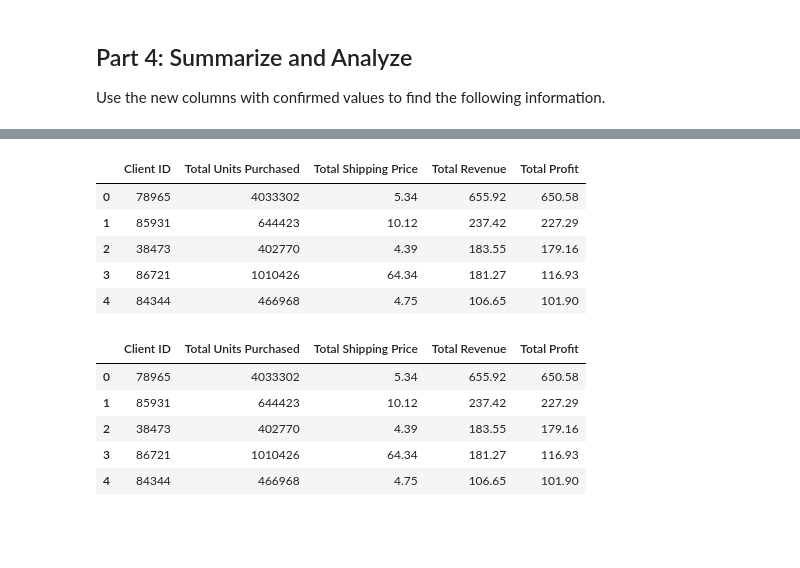
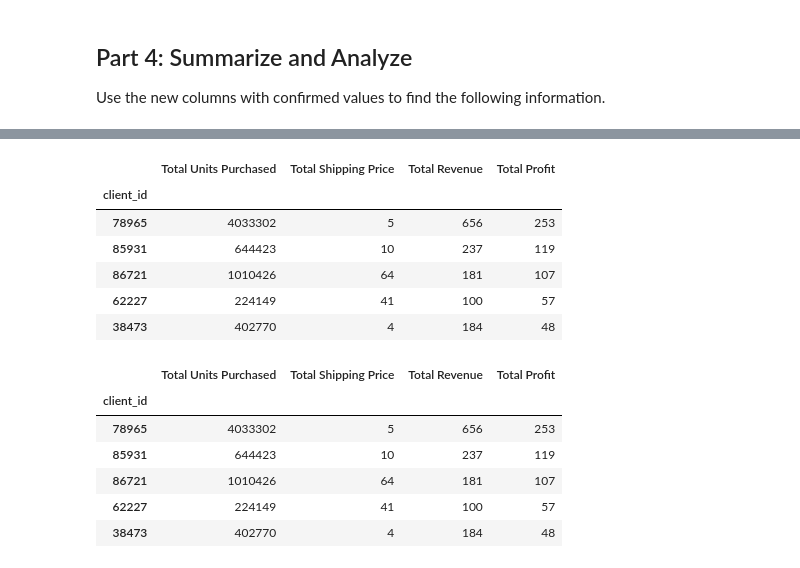
Before and after one commit to jbgraham073/pandas-challenge-1, a Jupyter notebook: module_4_challenge.ipynb, the cells around one changed output, grey strips where cells are left out. Drawn from its saved outputs; the diff is of its cells as text; code cells hidden in the pictures; blank space fills up the shorter version.

```diff
--- a/module_4_challenge.ipynb
+++ b/module_4_challenge.ipynb
@@ -169,9 +169,9 @@ df.head()
 # %%
 # Create a column for the profit of
 # each line using line cost and line price including 9.25% tax on the line price
-df['total_price'] = df['subtotal'] + df['shipping_price'] + ((df['subtotal'] + df['shipping_price']) * .0925)
+df['total_price'] = round((df['subtotal'] + df['shipping_price']) * 1.0925, 2)
 
-df['line_cost'] = df['unit_cost'] * df['qty'] + df['shipping_price']
+df['line_cost'] = df['unit_cost'] * df['qty']
 
 df['profit'] = df['total_price'] - df['line_cost']
 df.head()
@@ -223,17 +224,6 @@ top_clients_summary
 # for the top 5 clients with the following information:
 # total units purchased, total shipping price,
 # total revenue, and total profit. Sort by total profit.
-summary_df = df.groupby('client_id').agg({
-    'qty': 'sum',
-    'shipping_price': 'sum',
-    'total_price': 'sum'
-}).sort_values('total_price', ascending=False)
-
-summary_df['total_profit'] = summary_df['total_price'] - summary_df['shipping_price']
-
-summary_df = summary_df.sort_values('total_profit', ascending=False).head(5)
-
-summary_df.reset_index(inplace=True)
-
+summary_df = df.groupby('client_id').agg({'qty': 'sum', 'shipping_price': 'sum', 'total_price': 'sum', 'profit': 'sum'}).sort_values('profit', ascending=False).head(5)
 summary_df
 # %% [output]
@@ -246,35 +237,37 @@ summary_df
 # %%
 # Format the data and rename the columns
 # to names suitable for presentation.
 # Currency should be in millions of dollars.
 summary_df.rename(columns={
     'client_id': 'Client ID',
     'qty': 'Total Units Purchased',
     'shipping_price': 'Total Shipping Price',
     'total_price': 'Total Revenue',
-    'total_profit': 'Total Profit'
+    'profit': 'Total Profit'
 }, inplace=True)
 
 summary_df['Total Revenue'] = (summary_df['Total Revenue'] / 1_000_000).round(2)
 summary_df['Total Profit'] = (summary_df['Total Profit'] / 1_000_000).round(2)
 summary_df['Total Shipping Price'] = (summary_df['Total Shipping Price'] / 1_000_000).round(2)
 
 summary_df
 # %% [output]
-|  | Client ID | Total Units Purchased | Total Shipping Price | Total Revenue | Total Profit |
-| 0 | 78965 | 4033302 | 5.34 | 655.92 | 650.58 |
-| 1 | 85931 | 644423 | 10.12 | 237.42 | 227.29 |
-| 2 | 38473 | 402770 | 4.39 | 183.55 | 179.16 |
-| 3 | 86721 | 1010426 | 64.34 | 181.27 | 116.93 |
-| 4 | 84344 | 466968 | 4.75 | 106.65 | 101.90 |
+|  | Total Units Purchased | Total Shipping Price | Total Revenue | Total Profit |
+| client_id |  |  |  |  |
+| 78965 | 4033302 | 5 | 656 | 253 |
+| 85931 | 644423 | 10 | 237 | 119 |
+| 86721 | 1010426 | 64 | 181 | 107 |
+| 62227 | 224149 | 41 | 100 | 57 |
+| 38473 | 402770 | 4 | 184 | 48 |
 # %%
 # Sort the updated data by "Total Profit" form highest to lowest
 summary_df = summary_df.sort_values('Total Profit', ascending=False)
 summary_df
 # %% [output]
-|  | Client ID | Total Units Purchased | Total Shipping Price | Total Revenue | Total Profit |
-| 0 | 78965 | 4033302 | 5.34 | 655.92 | 650.58 |
-| 1 | 85931 | 644423 | 10.12 | 237.42 | 227.29 |
-| 2 | 38473 | 402770 | 4.39 | 183.55 | 179.16 |
-| 3 | 86721 | 1010426 | 64.34 | 181.27 | 116.93 |
-| 4 | 84344 | 466968 | 4.75 | 106.65 | 101.90 |
+|  | Total Units Purchased | Total Shipping Price | Total Revenue | Total Profit |
+| client_id |  |  |  |  |
+| 78965 | 4033302 | 5 | 656 | 253 |
+| 85931 | 644423 | 10 | 237 | 119 |
+| 86721 | 1010426 | 64 | 181 | 107 |
+| 62227 | 224149 | 41 | 100 | 57 |
+| 38473 | 402770 | 4 | 184 | 48 |
```
Also changed, not shown: parts of 4 cells of this notebook.
